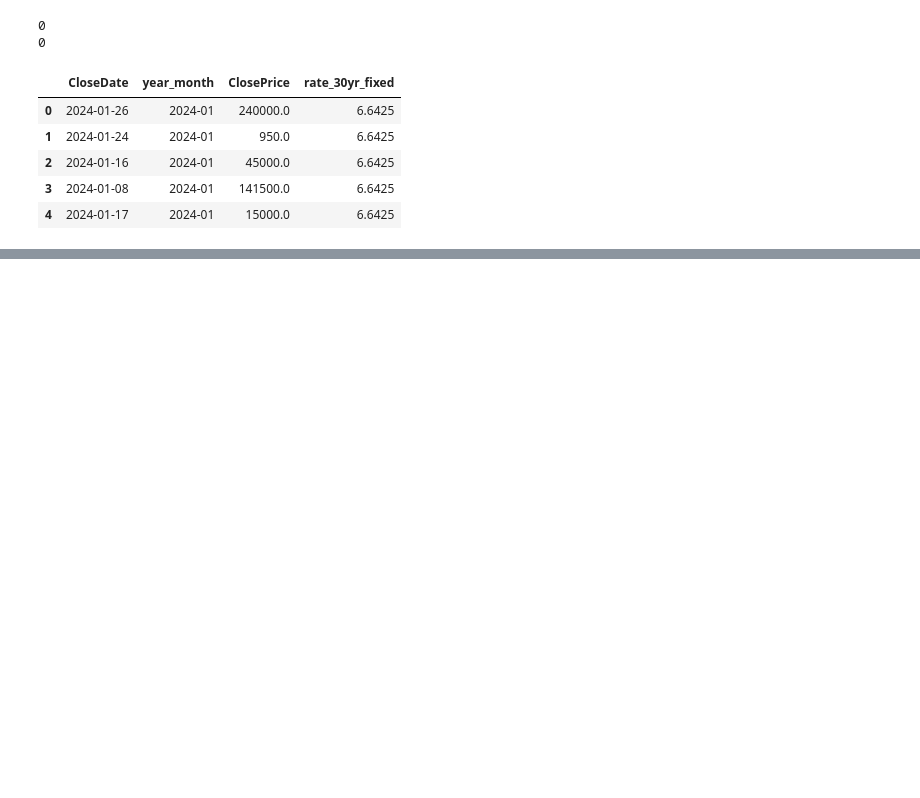
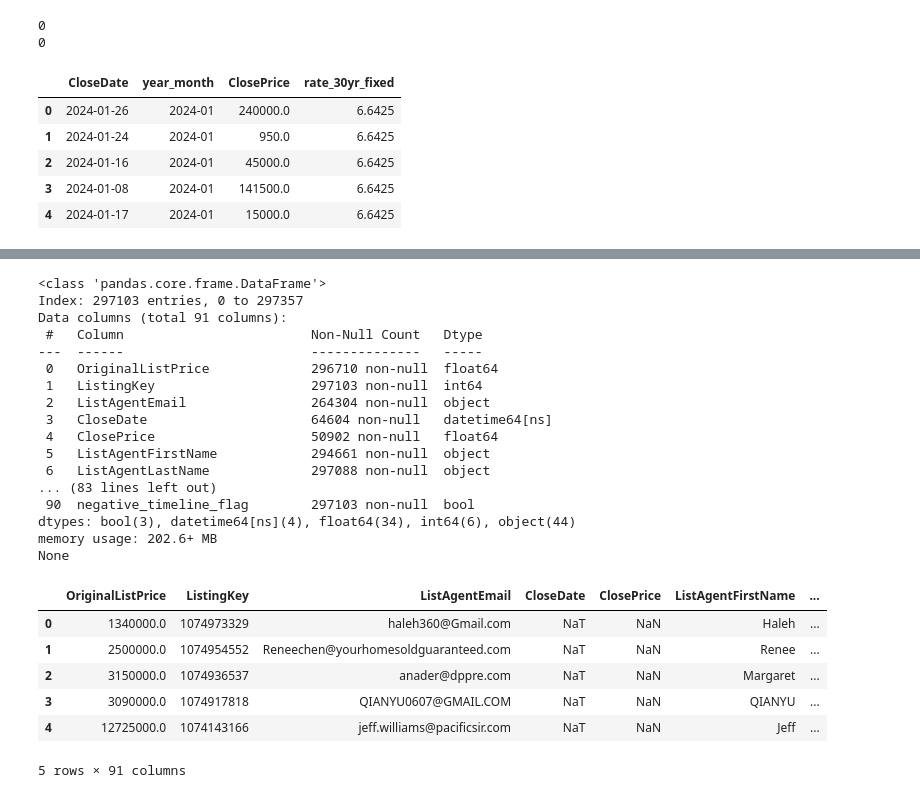
Before and after one commit to andrw0505/idxexchange, a Jupyter notebook: idx_deliverable.ipynb, the cells around one changed output, grey strips where cells are left out. Drawn from its saved outputs; the diff is of its cells as text; code cells hidden in the pictures; blank space fills up the shorter version.

```diff
--- a/idx_deliverable.ipynb
+++ b/idx_deliverable.ipynb
@@ -389,0 +431,4 @@ listing_w_rates.to_csv('enriched_listing.csv',index=True,encoding='utf-8-sig')
+# %%
+# Re-read 'enriched_listings.csv' with correct date format
+enriched_listing = pd.read_csv('enriched_listing.csv',index_col=0,parse_dates=['CloseDate','PurchaseContractDate','ListingContractDate','ContractStatusChangeDate'])
+enriched_listing.info()
@@ -389,0 +507,42 @@ listing_w_rates.to_csv('enriched_listing.csv',index=True,encoding='utf-8-sig')
+# %%
+enriched_listing['list_after_close_flag']= enriched_sold.apply(
+    lambda row: list_after_close(row['ListingContractDate'],row['CloseDate']),
+                axis=1
+)
+
+enriched_listing['purchase_after_close_flag']=enriched_sold.apply(
+    lambda row: purchase_after_close(row['PurchaseContractDate'],row['CloseDate']),
+    axis=1
+)
+# %%
+enriched_listing['negative_timeline_flag'] = (
+    enriched_listing['list_after_close_flag'] | enriched_listing['purchase_after_close_flag']
+)
+enriched_listing_postimeline = enriched_listing[enriched_listing['negative_timeline_flag']==False].copy()
+print(enriched_listing_postimeline.info())
+display(enriched_listing_postimeline.head())
+# %% [output]
+<class 'pandas.core.frame.DataFrame'>
+Index: 297103 entries, 0 to 297357
+Data columns (total 91 columns):
+ #   Column                        Non-Null Count   Dtype
+---  ------                        --------------   -----
+ 0   OriginalListPrice             296710 non-null  float64
+ 1   ListingKey                    297103 non-null  int64
+ 2   ListAgentEmail                264304 non-null  object
+ 3   CloseDate                     64604 non-null   datetime64[ns]
+ 4   ClosePrice                    50902 non-null   float64
+ 5   ListAgentFirstName            294661 non-null  object
+ 6   ListAgentLastName             297088 non-null  object
+... (83 lines left out)
+ 90  negative_timeline_flag        297103 non-null  bool
+dtypes: bool(3), datetime64[ns](4), float64(34), int64(6), object(44)
+memory usage: 202.6+ MB
+None
+|  | OriginalListPrice | ListingKey | ListAgentEmail | CloseDate | ClosePrice | ListAgentFirstName | ... |
+| 0 | 1340000.0 | 1074973329 | haleh360@Gmail.com | NaT | NaN | Haleh | ... |
+| 1 | 2500000.0 | 1074954552 | Reneechen@yourhomesoldguaranteed.com | NaT | NaN | Renee | ... |
+| 2 | 3150000.0 | 1074936537 | anader@dppre.com | NaT | NaN | Margaret | ... |
+| 3 | 3090000.0 | 1074917818 | QIANYU0607@GMAIL.COM | NaT | NaN | QIANYU | ... |
+| 4 | 12725000.0 | 1074143166 | jeff.williams@pacificsir.com | NaT | NaN | Jeff | ... |
+5 rows × 91 columns
```
Also changed, not shown: parts of 13 cells of this notebook.
